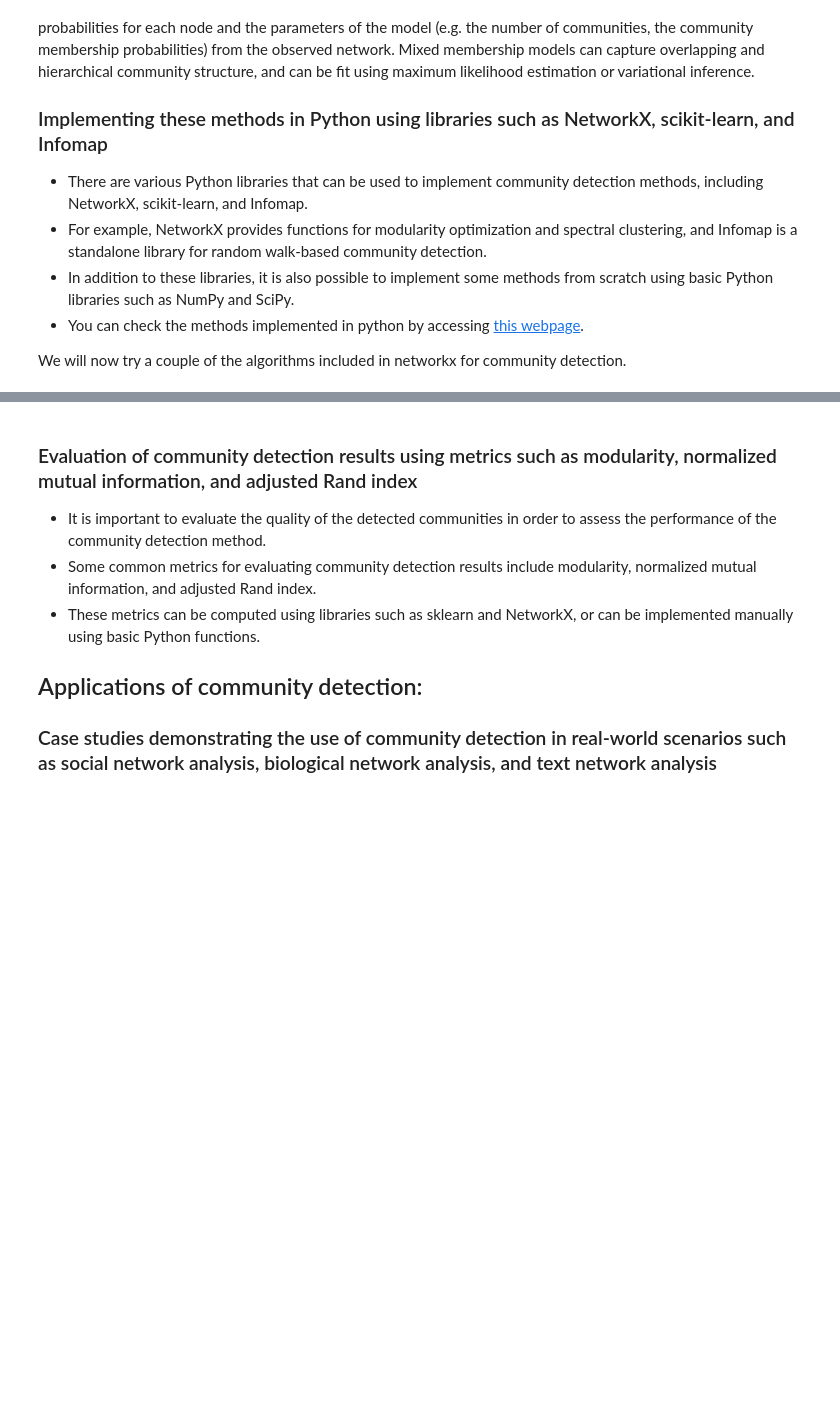
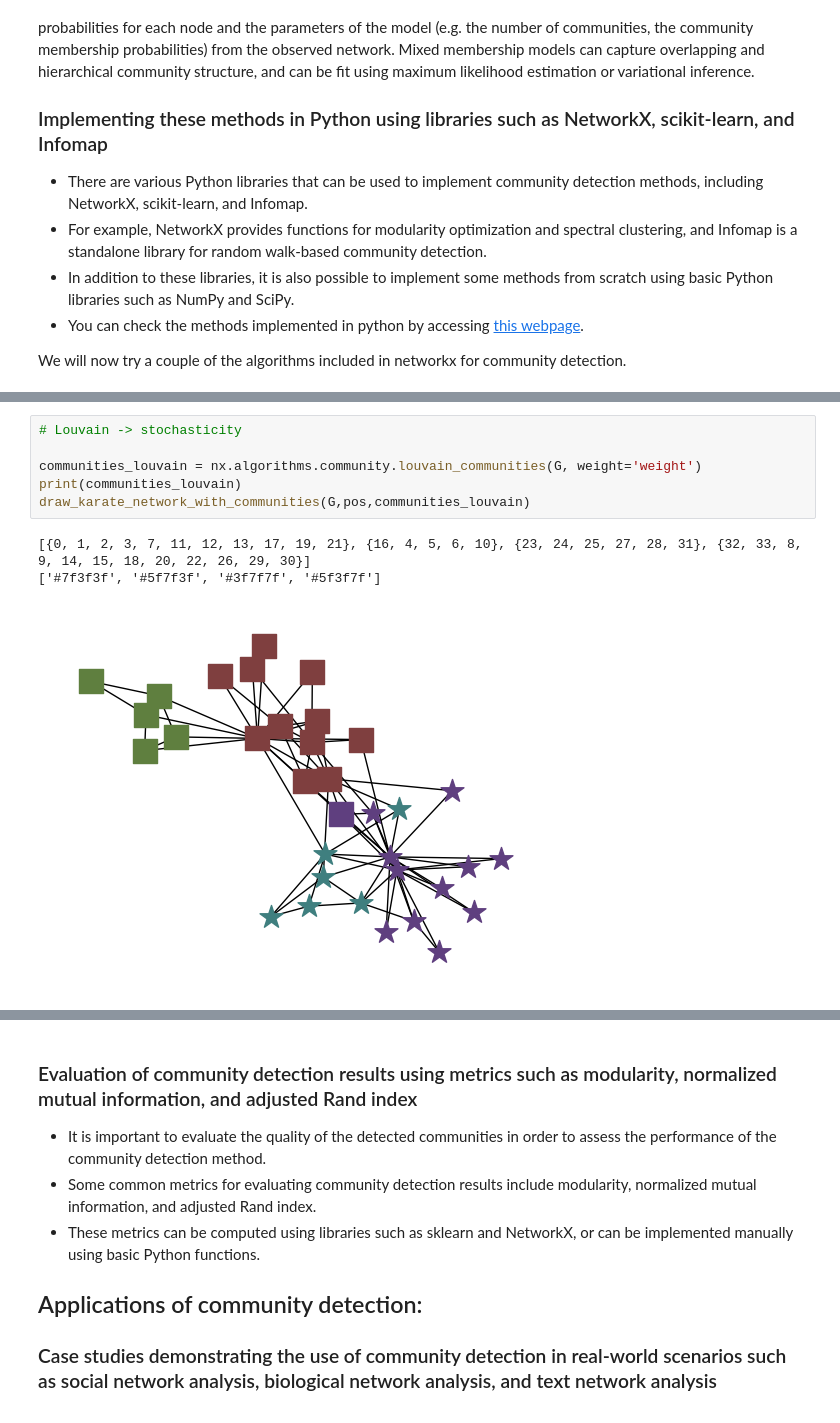
Before and after one commit to IFISC/Complex_Networks_Master, a Jupyter notebook: Lecture_5.ipynb, the cells around one changed output, grey strips where cells are left out. Drawn from its saved outputs; the diff is of its cells as text; blank space fills up the shorter version.

```diff
--- a/Lecture_5.ipynb
+++ b/Lecture_5.ipynb
@@ -92,0 +112,10 @@ Subclasses:     DiGraph, MultiGraph, OrderedGraph, _AntiGraph
+# %%
+# Louvain -> stochasticity
+
+communities_louvain = nx.algorithms.community.louvain_communities(G, weight='weight')
+print(communities_louvain)
+draw_karate_network_with_communities(G,pos,communities_louvain)
+# %% [output]
+[{0, 1, 2, 3, 7, 11, 12, 13, 17, 19, 21}, {16, 4, 5, 6, 10}, {23, 24, 25, 27, 28, 31}, {32, 33, 8, 9, 14, 15, 18, 20, 22, 26, 29, 30}]
+['#7f3f3f', '#5f7f3f', '#3f7f7f', '#5f3f7f']
+[figure, added]
```
Also changed, not shown: parts of 8 cells of this notebook.
